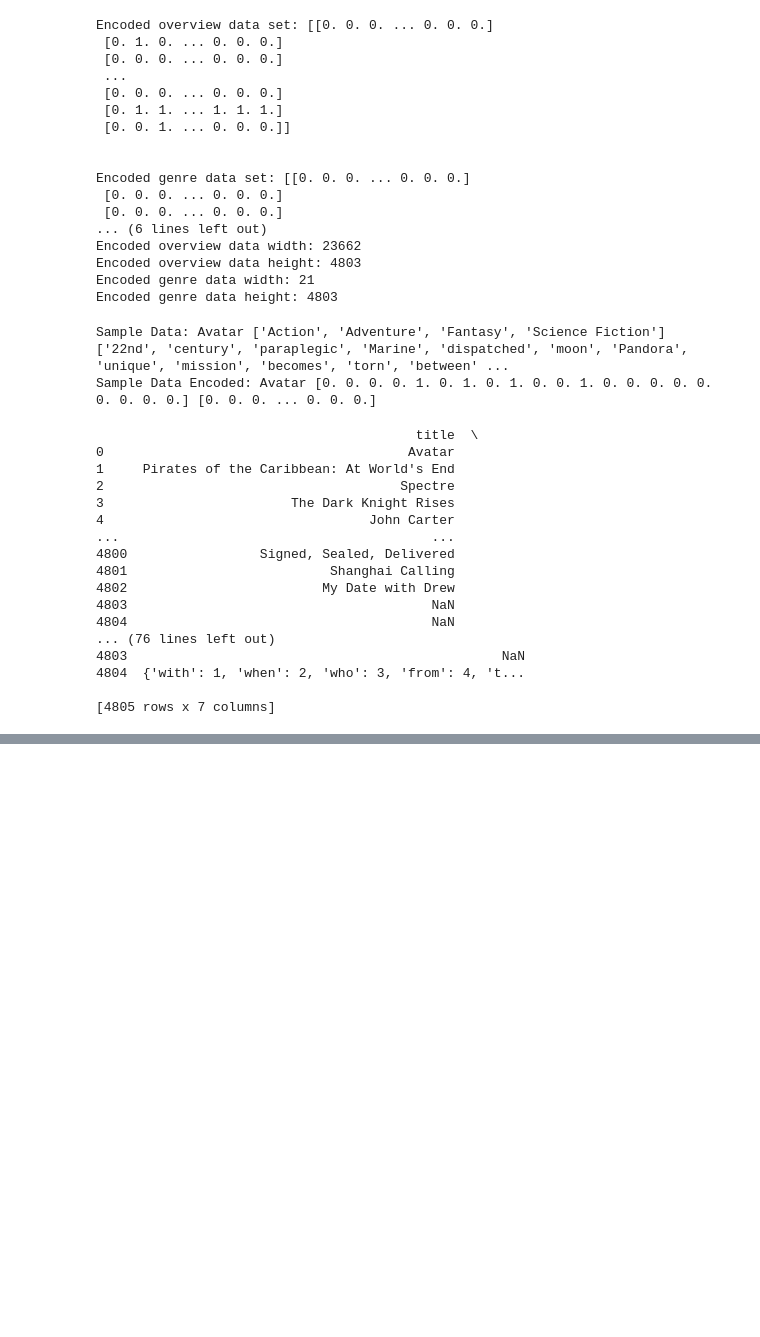
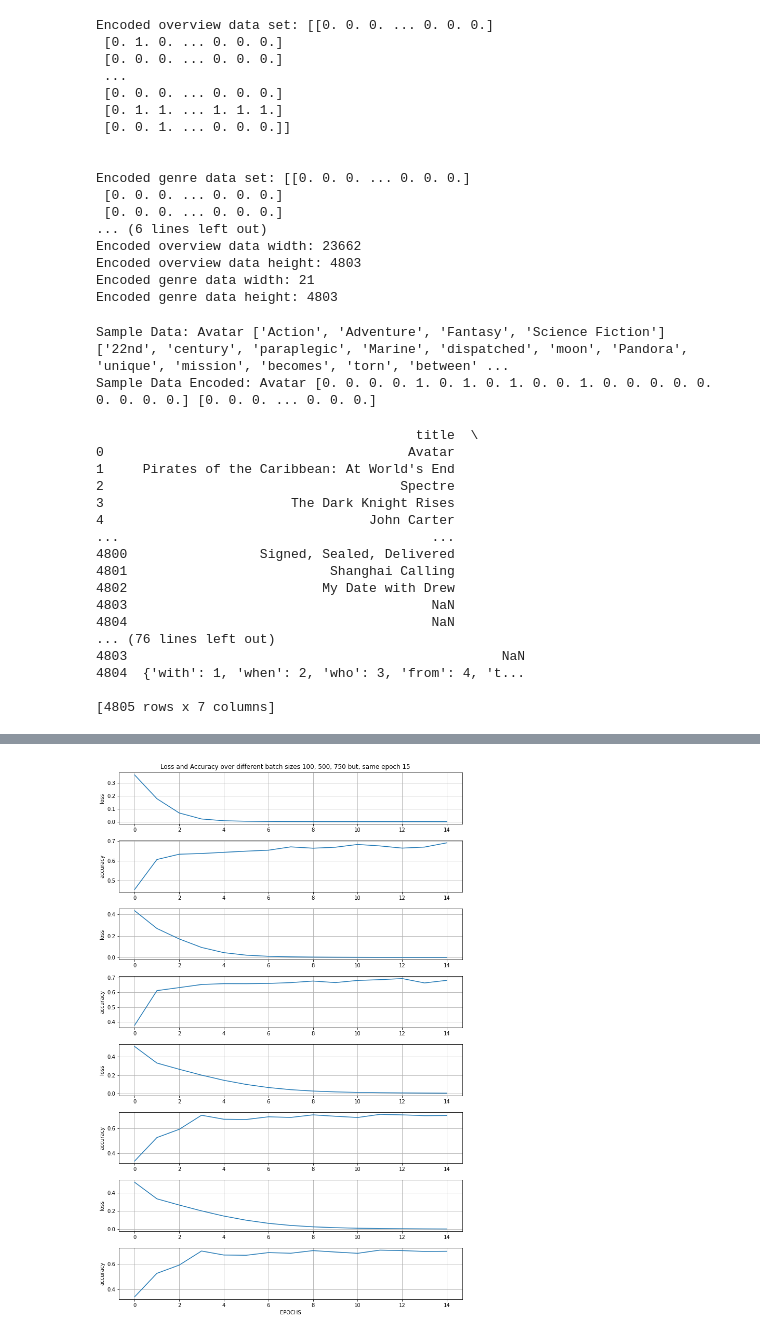
Before and after one commit to carlkidcrypto/Python-Machine-Learning, a Jupyter notebook: Final_Project/CS477-Final-Project-port3116.ipynb, the cells around one changed output, grey strips where cells are left out. Drawn from its saved outputs; the diff is of its cells as text; code cells hidden in the pictures; blank space fills up the shorter version.

```diff
--- a/Final_Project/CS477-Final-Project-port3116.ipynb
+++ b/Final_Project/CS477-Final-Project-port3116.ipynb
@@ -525,0 +423,3 @@ ValueError: Classification metrics can't handle a mix of multilabel-indicator an
+# %%
+myNN7 = create_NN(hidden_layers=h_nodes, act='relu', opt='adam', in_dim=X_train.shape[1], out_dim=y_train.shape[1])
+history7 = myNN7.fit(X_train, y_train, epochs=15, batch_size=100, verbose=2)
@@ -525,0 +444,3 @@ ValueError: Classification metrics can't handle a mix of multilabel-indicator an
+# %%
+myNN8 = create_NN(hidden_layers=h_nodes, act='relu', opt='adam', in_dim=X_train.shape[1], out_dim=y_train.shape[1])
+history8 = myNN8.fit(X_train, y_train, epochs=15, batch_size=250, verbose=2)
@@ -525,0 +465,3 @@ ValueError: Classification metrics can't handle a mix of multilabel-indicator an
+# %%
+myNN9 = create_NN(hidden_layers=h_nodes, act='relu', opt='adam', in_dim=X_train.shape[1], out_dim=y_train.shape[1])
+history9 = myNN9.fit(X_train, y_train, epochs=15, batch_size=500, verbose=2)
@@ -525,0 +507,42 @@ ValueError: Classification metrics can't handle a mix of multilabel-indicator an
+# %%
+# Lets Plot the history, keys: "loss", "accuracy" again
+fig1, (ax1, ax2, ax3, ax4, ax5, ax6, ax7, ax8) = plt.subplots(8,1)
+fig1.suptitle("Loss and Accuracy over different batch sizes 100, 500, 750 but, same epoch 15")
+fig1.set_size_inches(10, 15, forward=True)
+fig1.tight_layout()
+
+ax1.set_ylabel("loss")
+ax1.plot(history7.epoch, history7.history["loss"])
+ax1.grid()
+
+ax2.set_ylabel("accuracy")
+ax2.plot(history7.epoch, history7.history["categorical_accuracy"])
+ax2.grid()
+
+ax3.set_ylabel("loss")
+ax3.plot(history8.epoch, history8.history["loss"])
+ax3.grid()
+
+ax4.set_ylabel("accuracy")
+ax4.plot(history8.epoch, history8.history["categorical_accuracy"])
+ax4.grid()
+
+ax5.set_ylabel("loss")
+ax5.plot(history9.epoch, history9.history["loss"])
+ax5.grid()
+
+ax6.set_ylabel("accuracy")
+ax6.plot(history9.epoch, history9.history["categorical_accuracy"])
+ax6.grid()
+
+ax7.set_ylabel("loss")
+ax7.plot(history9.epoch, history9.history["loss"])
+ax7.grid()
+
+ax8.set_xlabel("EPOCHS")
+ax8.set_ylabel("accuracy")
+ax8.plot(history9.epoch, history9.history["categorical_accuracy"])
+ax8.grid()
+plt.show()
+# %% [output]
+[figure, added]
```
Also changed, not shown: parts of 21 cells of this notebook.
